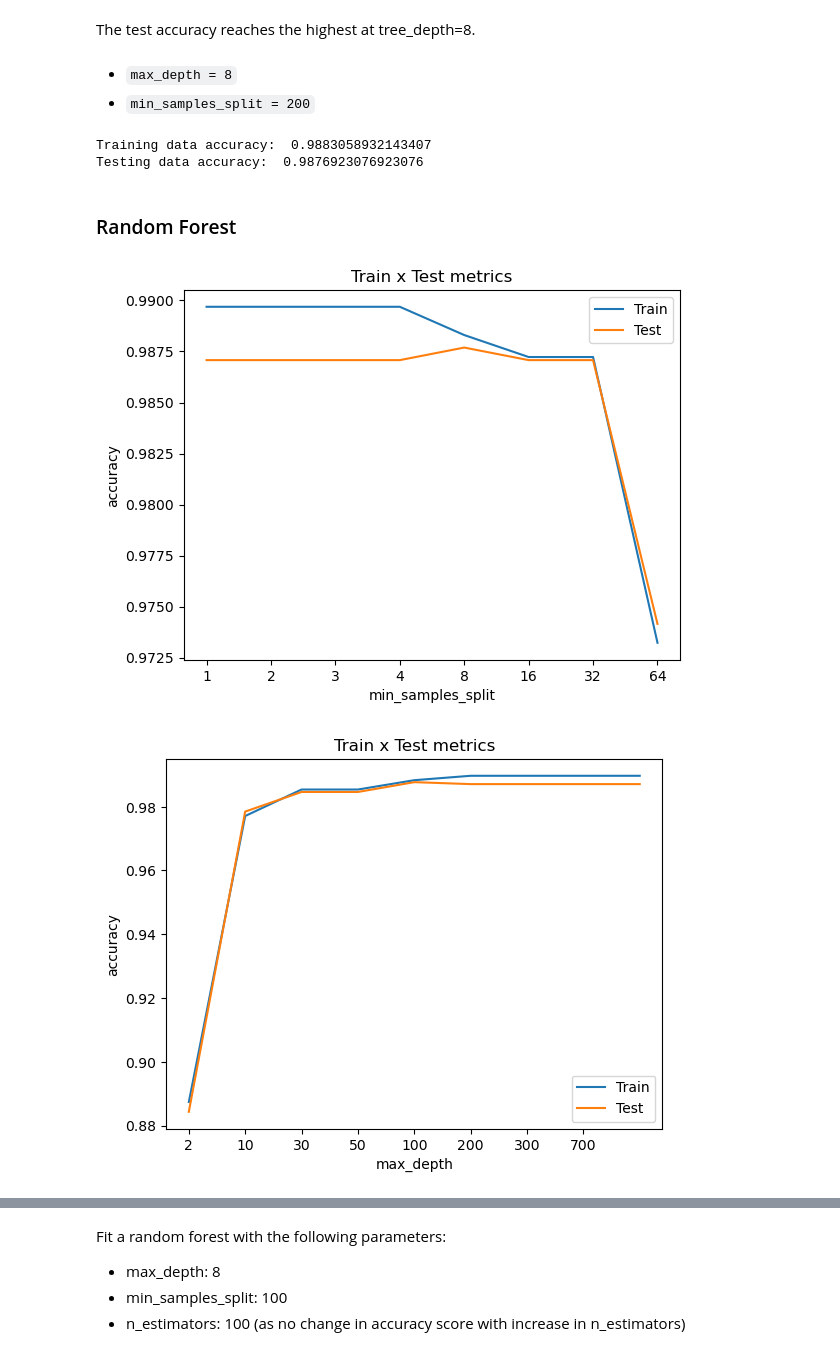
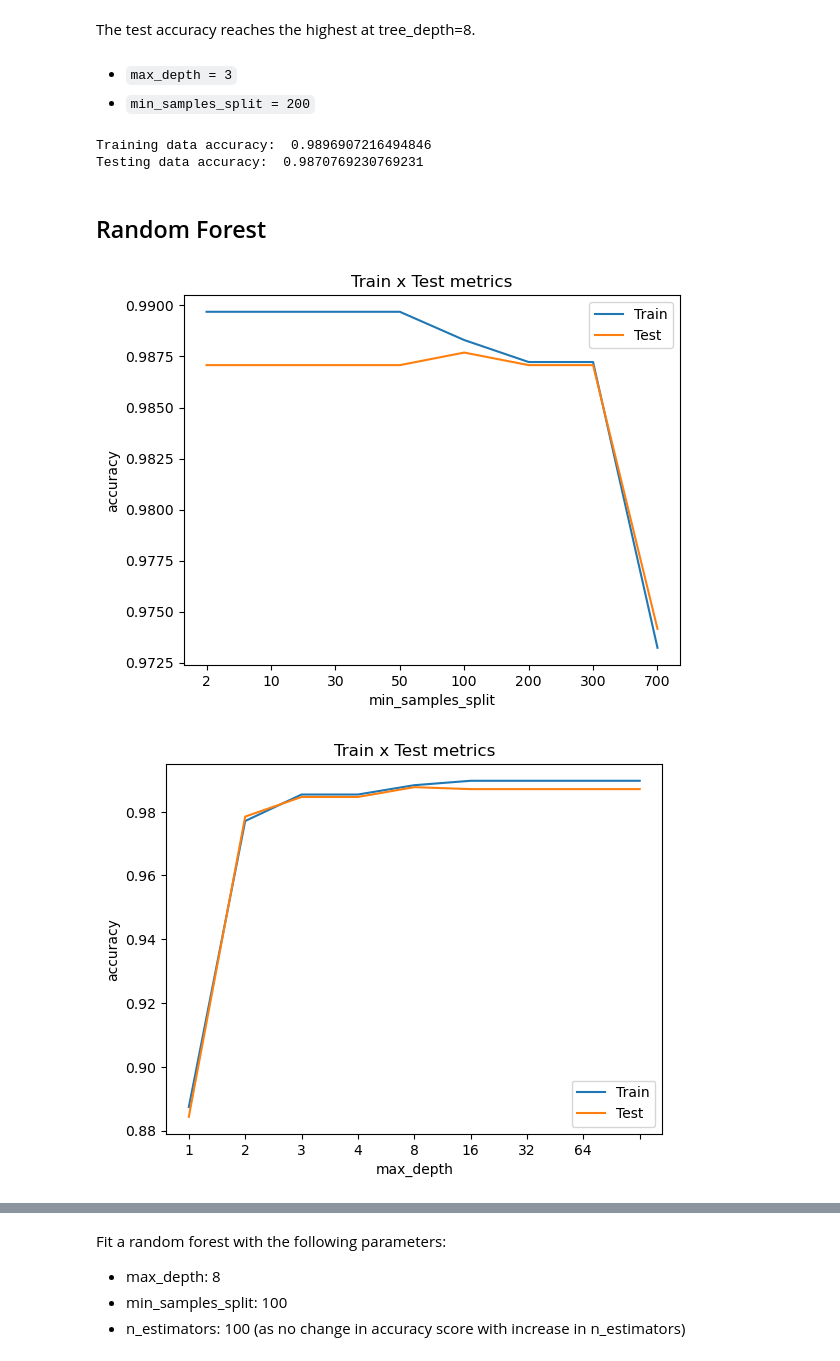
Before and after one commit to samiksha-khare/mushroom-classification-using-decision-trees, a Jupyter notebook: mushroom-classification-using-decision-trees.ipynb, the cells around one changed output, grey strips where cells are left out. Cells and saved outputs as stored; diff of their text form; code cells hidden in the pictures.

```diff
--- a/mushroom-classification-using-decision-trees.ipynb
+++ b/mushroom-classification-using-decision-trees.ipynb
@@ -203,11 +194,11 @@ plot(accuracy_list_train, accuracy_list_test, max_depth_list, 'max_depth')
 # %% [markdown]
 The test accuracy reaches the highest at tree_depth=8.
 # %% [markdown]
-- `max_depth = 8`
+- `max_depth = 3`
 - `min_samples_split = 200`
 # %%
 # Final Decision tree Accuracy based on above hyperparamters
-final_decision_tree_model = DecisionTreeClassifier(min_samples_split = 200, max_depth = 8, random_state = 42).fit(X_train,y_train)
+final_decision_tree_model = DecisionTreeClassifier(min_samples_split = 200, max_depth = 3, random_state = 42).fit(X_train,y_train)
 
 predictions_train = final_decision_tree_model.predict(X_train) ## The predicted values for the train dataset
 predictions_test = final_decision_tree_model.predict(X_test) ## The predicted values for the test dataset
@@ -218,32 +209,32 @@ accuracy_test = accuracy_score(predictions_test, y_test)
 print("Training data accuracy: ", accuracy_train)
 print("Testing data accuracy: ", accuracy_test)
 # %% [output]
-Training data accuracy:  0.9883058932143407
-Testing data accuracy:  0.9876923076923076
+Training data accuracy:  0.9896907216494846
+Testing data accuracy:  0.9870769230769231
 # %% [markdown]
-### Random Forest
+## Random Forest
 # %%
 # Adding another hyperparameter called n_estimators which is how many different Decision Trees will be fitted.
 n_estimators_list = [1, 5, 10, 25, 50, 100, 500]
 # %%
 # Min sample split
 accuracy_list_train = []
 accuracy_list_test = []
 for m in min_samples_split_list:
     model = RandomForestClassifier(min_samples_split = m, random_state = 42).fit(X_train,y_train)
 
     predictions_train = model.predict(X_train) ## The predicted values for the train dataset
     predictions_test = model.predict(X_test) ## The predicted values for the test dataset
 
     accuracy_train = accuracy_score(predictions_train,y_train)
     accuracy_test = accuracy_score(predictions_test,y_test)
 
     accuracy_list_train.append(accuracy_train)
     accuracy_list_test.append(accuracy_test)
 
-plot(accuracy_list_train, accuracy_list_test, max_depth_list, 'min_samples_split')
+plot(accuracy_list_train, accuracy_list_test, min_samples_split_list, 'min_samples_split')
 # %% [output]
-[figure, old version]
+[figure, new version]
 # %%
 # Max depth
 accuracy_list_train = []
@@ -262,9 +253,9 @@ for m in max_depth_list:
     accuracy_list_train.append(accuracy_train)
     accuracy_list_test.append(accuracy_test)
 
-plot(accuracy_list_train, accuracy_list_test, min_samples_split_list, 'max_depth')
+plot(accuracy_list_train, accuracy_list_test, max_depth_list, 'max_depth')
 # %% [output]
-[figure, old version]
+[figure, new version]
 # %%
 # n_estimators
 accuracy_list_train = []
```
Also changed, not shown: parts of 4 cells of this notebook, 1 other file.
